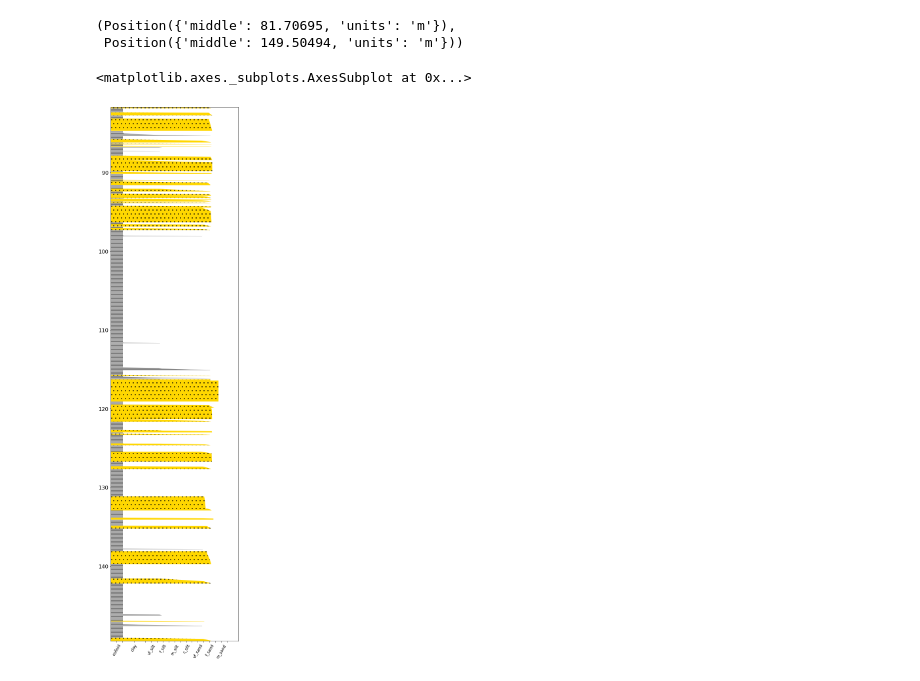
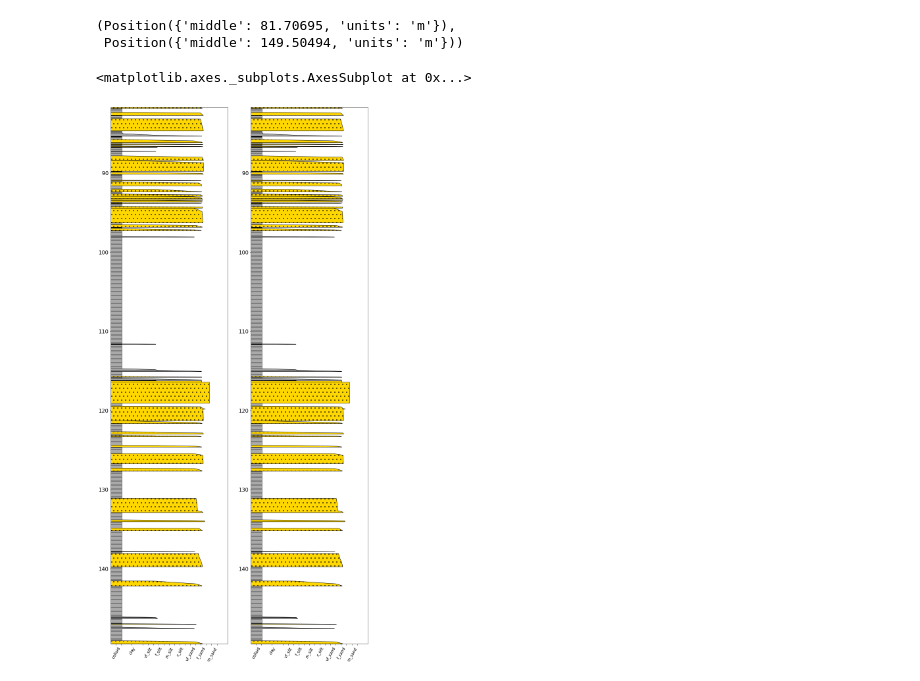
Before and after one commit to rgmyr/litholog, a Jupyter notebook: notebooks/test_sequence_construction.ipynb, the cells around one changed output. Saved outputs shown, nothing was run; the diff lists cells and outputs as text; code cells hidden in the pictures.

```diff
--- a/notebooks/test_sequence_construction.ipynb
+++ b/notebooks/test_sequence_construction.ipynb
@@ -220,8 +121,12 @@ bedseq.start, bedseq.stop
 (Position({'middle': 81.70695, 'units': 'm'}),
  Position({'middle': 149.50494, 'units': 'm'}))
 # %%
-fig, ax = plt.subplots(figsize=(7,30))
-bedseq.plot(legend=graphiclog.defaults.litholegend, width_field='grain_size_psi', depth_field='depth_m', ax=ax)
+fig, ax = plt.subplots(figsize=(14,30), ncols=2)
+bedseq.plot(legend=graphiclog.defaults.litholegend, width_field='grain_size_psi', depth_field='depth_m', ax=ax[0])
+
+bedseq.resample_data('depth_m', 0.01)
+
+bedseq.plot(legend=graphiclog.defaults.litholegend, width_field='grain_size_psi', depth_field='depth_m', ax=ax[1])
 # %% [output]
 <matplotlib.axes._subplots.AxesSubplot at 0x...>
-[figure, old version]
+[figure, new version]
```
Also changed, not shown: parts of 21 cells of this notebook, 1 other file.
